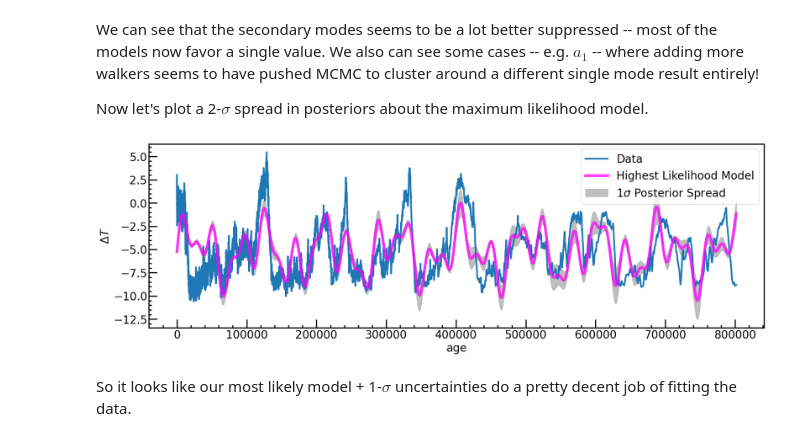
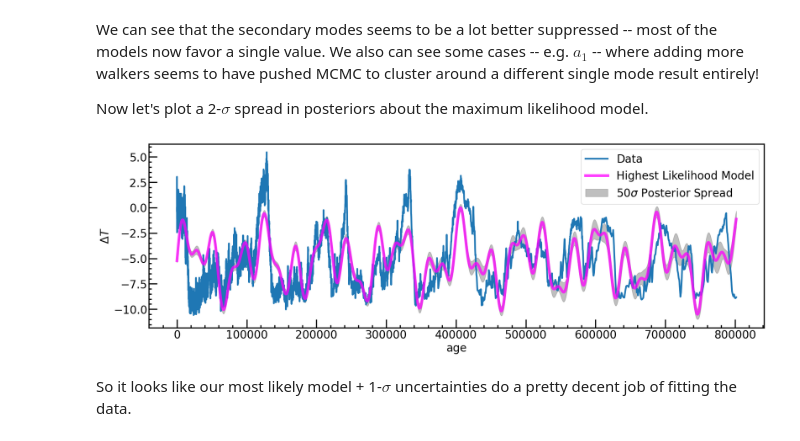
Before and after one commit to thaynecurrie/phys7903_fall2025, a Jupyter notebook: ScientificPythonNotes/Bayesian_MCMC/Python_MCMC_part3.ipynb, the cells around one changed output. Saved outputs shown, nothing was run; the diff lists cells and outputs as text; code cells hidden in the pictures.

```diff
--- a/ScientificPythonNotes/Bayesian_MCMC/Python_MCMC_part3.ipynb
+++ b/ScientificPythonNotes/Bayesian_MCMC/Python_MCMC_part3.ipynb
@@ -158,9 +150,9 @@ We are now ready to run the MCMC. In the previous section, we ran MCMC for a set
 # %%
-def main(p0,nwalkers,niter,ndim,log_probability,data):
+def main(p0,nwalkers,niter,ndim,log_probability,data,nburnin=100):
     sampler = emcee.EnsembleSampler(nwalkers, ndim, log_probability, args=data)
 
     print("Running burn-in...")
-    p0, _, _ = sampler.run_mcmc(p0, 100,progress=True)
+    p0, _, _ = sampler.run_mcmc(p0, nburnin,progress=True)
     sampler.reset()
 
     print("Running production...")
@@ -305,12 +301,16 @@ Note, because we have increased the number of walkers and iterations, this will
 Terr = 0.05*np.mean(T)
 data = (age, T,Terr)
 nwalkers = 400 #4x more walkers
-niter = 1600 #4x more iterations
+niter = 4000 #10x more iterations
 initial = np.array([1.0, 1.0, 1.0, 26000., 41000.,100000.,-4.5])
 ndim = len(initial)
-p0 = [np.array(initial) + 1e-7 * np.random.randn(ndim) for i in range(nwalkers)]
+
+nbn=500 #set the burn in to 500, 5x longer
+
+spreadval=1e-3
+p0 = [np.array(initial) + spreadval * np.random.randn(ndim) for i in range(nwalkers)]
 # %%
-new_sampler, newpos, newprob, newstate = main(p0,nwalkers,niter,ndim,log_probability,data)
+new_sampler, newpos, newprob, newstate = main(p0,nwalkers,niter,ndim,log_probability,data,nburnin=nbn)
 # %% [output]
 Running burn-in...
 Running production...
@@ -347,7 +347,7 @@ for i in range(0,ndim):
     ax.set_xlim(500,len(new_samples))
 
     pars=new_samples[:, :, i]
-    ax.set_ylim(-5*np.std(pars[500:])+np.mean(pars[500:]),5*np.std(pars[500:])+np.mean(pars[500:]))
+    ax.set_ylim(-10*np.std(pars[500:])+np.mean(pars[500:]),10*np.std(pars[500:])+np.mean(pars[500:]))
     ax.set_ylabel(labels[i])
     #ax.set_xlabel("step number");
     #ax.yaxis.set_label_coords(-0.1, 0.5)
@@ -454,27 +452,27 @@ def sample_walkers(nsamples,flattened_chain):
 #med_model, spread = sample_walkers(100,new_samples)
 med_model, spread = sample_walkers(100,flat_samples)
 # %%
-nspread=1 #two-sigma
+nspread=50 #two-sigma
 fig,ax=plt.subplots(figsize=(20,6))
 ax.plot(age,T,label='Data',lw=3)
 ax.plot(age,new_best_fit_model,label='Highest Likelihood Model',color='magenta',lw=5,alpha=0.75)
-ax.fill_between(age,med_model-nspread*spread,med_model+nspread*spread,color='grey',alpha=0.5,label=r'$1\sigma$ Posterior Spread')
+ax.fill_between(age,med_model-nspread*spread,med_model+nspread*spread,color='grey',alpha=0.5,label=r'{0:d}$\sigma$ Posterior Spread'.format(nspread))
 #ax.plot(age,best_fit_model,label='(OLD) Highest Likelihood Model',color='orange',lw=5,alpha=0.75)
 ax.set_xlabel('age',fontsize=20)
 ax.set_ylabel(r'$\Delta T$',fontsize=20)
 ax.tick_params(which='major',direction='in',width=2,length=15,labelsize=20)
 ax.tick_params(which='minor',direction='in',width=2,length=5)
 ax.xaxis.set_minor_locator(AutoMinorLocator(5))
 ax.yaxis.set_minor_locator(AutoMinorLocator(5))
 ax.legend(loc='best',fontsize=20)
 for axl in ['top','bottom','left','right']:
       ax.spines[axl].set_linewidth(2)
 
 #plt.plot(age,T,label='Change in T',lw=3)
 #plt.plot(age,new_best_fit_model,label='Highest Likelihood Model',lw=3,color='magenta')
 #plt.fill_between(age,med_model-spread,med_model+spread,color='grey',alpha=0.5,label=r'$1\sigma$ Posterior Spread')
 #plt.legend(loc='best',fontsize=20)
 # %% [output]
-[figure, old version]
+[figure, new version]
 # %% [markdown]
 So it looks like our most likely model + 1-$\sigma$ uncertainties do a pretty decent job of fitting the data.
```
Also changed, not shown: parts of 18 cells of this notebook.
